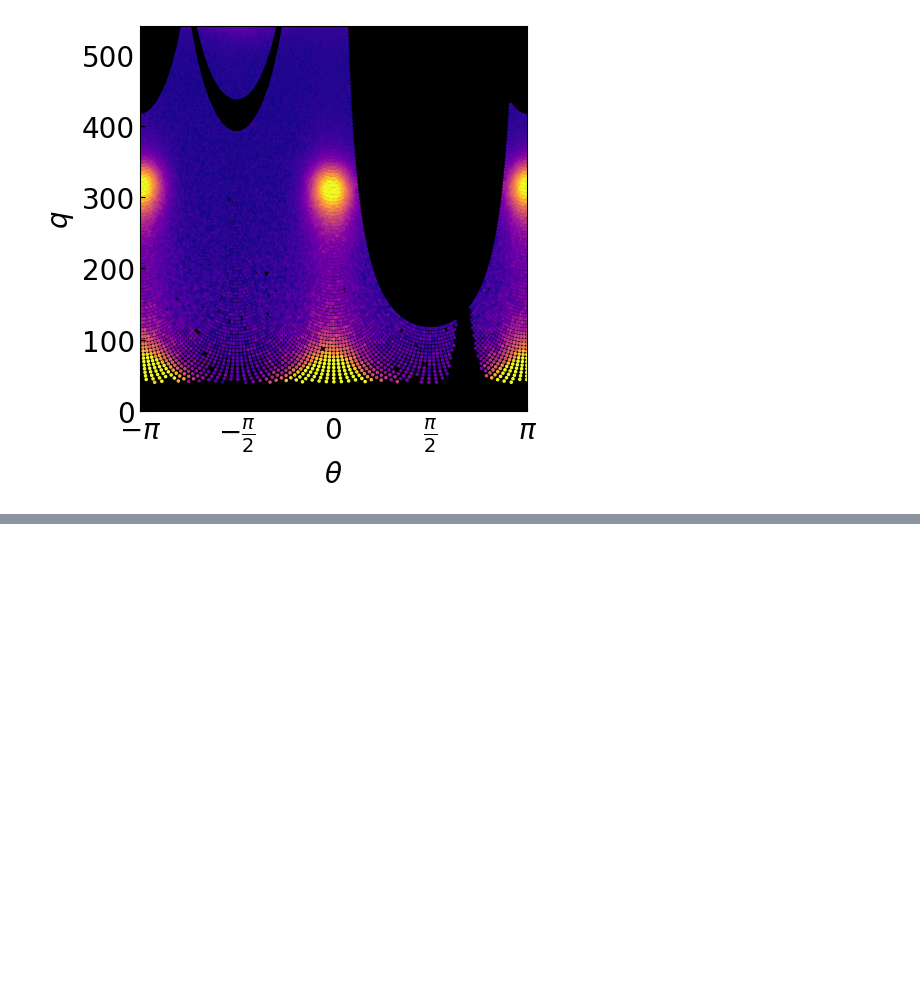
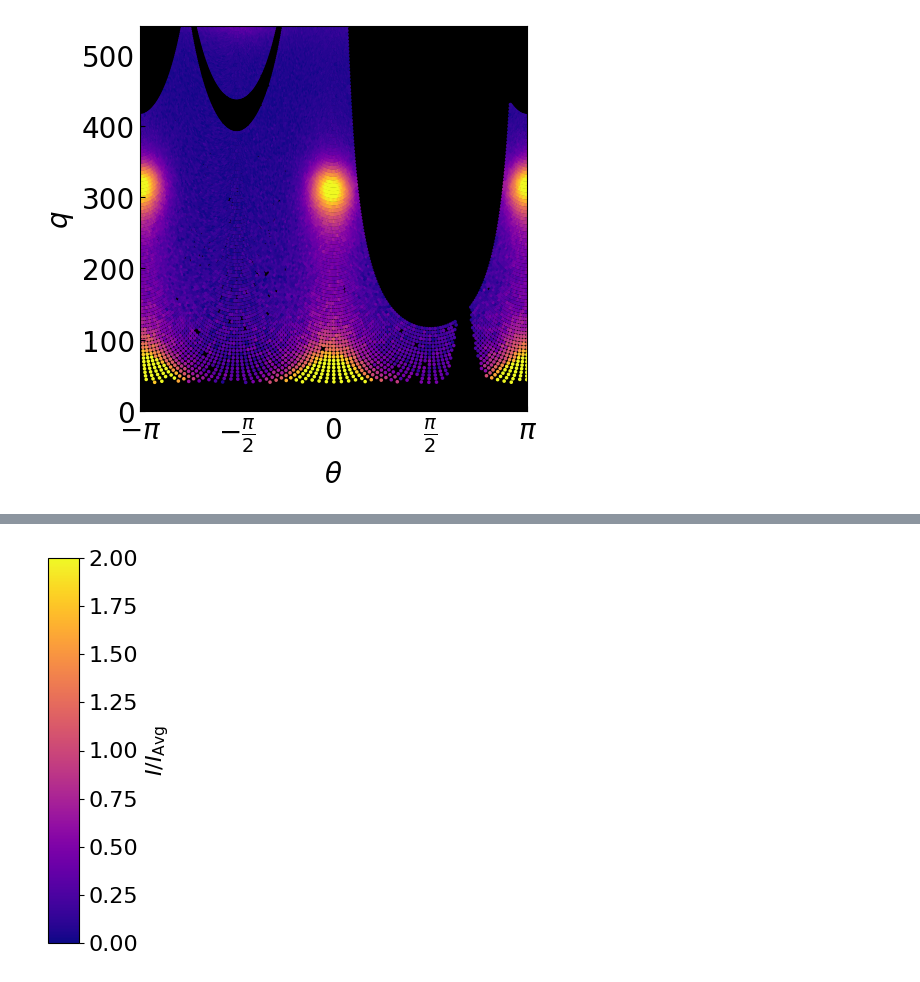
Before and after one commit to ch-tung/MLSR, a Jupyter notebook: 2D/Figure_exp_NSRRC.ipynb, the cells around one changed output, grey strips where cells are left out. Cells and saved outputs as stored; diff of their text form; code cells hidden in the pictures; blank space fills up the shorter version.

```diff
--- a/2D/Figure_exp_NSRRC.ipynb
+++ b/2D/Figure_exp_NSRRC.ipynb
@@ -822 +1068,12 @@ A_plot = A_reconstructed
+# %%
+# Create a vertical colorbar according to the time list in viridis colormap
+fig, ax = plt.subplots(figsize=(0.4, 5))
+norm = plt.Normalize(vmin=0, vmax=2)
+sm = plt.cm.ScalarMappable(cmap=cmap, norm=norm)
+sm.set_array([])
+cbar = fig.colorbar(sm, cax=ax)
+cbar.set_label(r'$I/I_\mathrm{Avg}$', fontsize=16)
+cbar.ax.tick_params(labelsize=16)
+# %% [output]
+[figure, added]
 # %%
```
Also changed, not shown: parts of 9 cells of this notebook.
